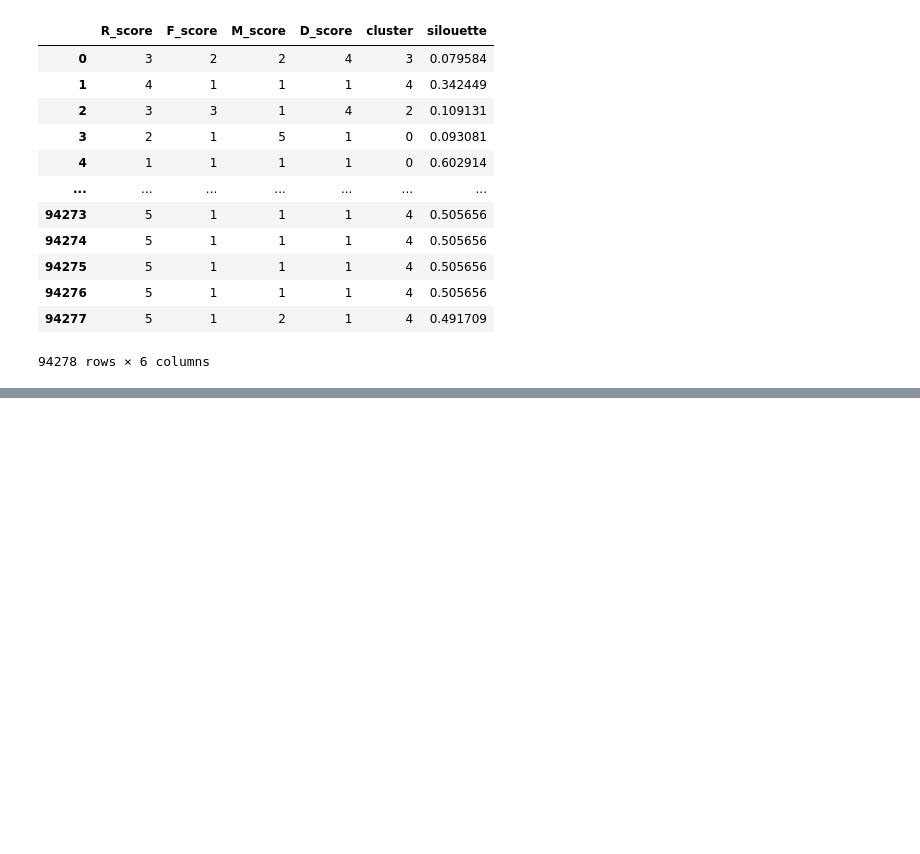
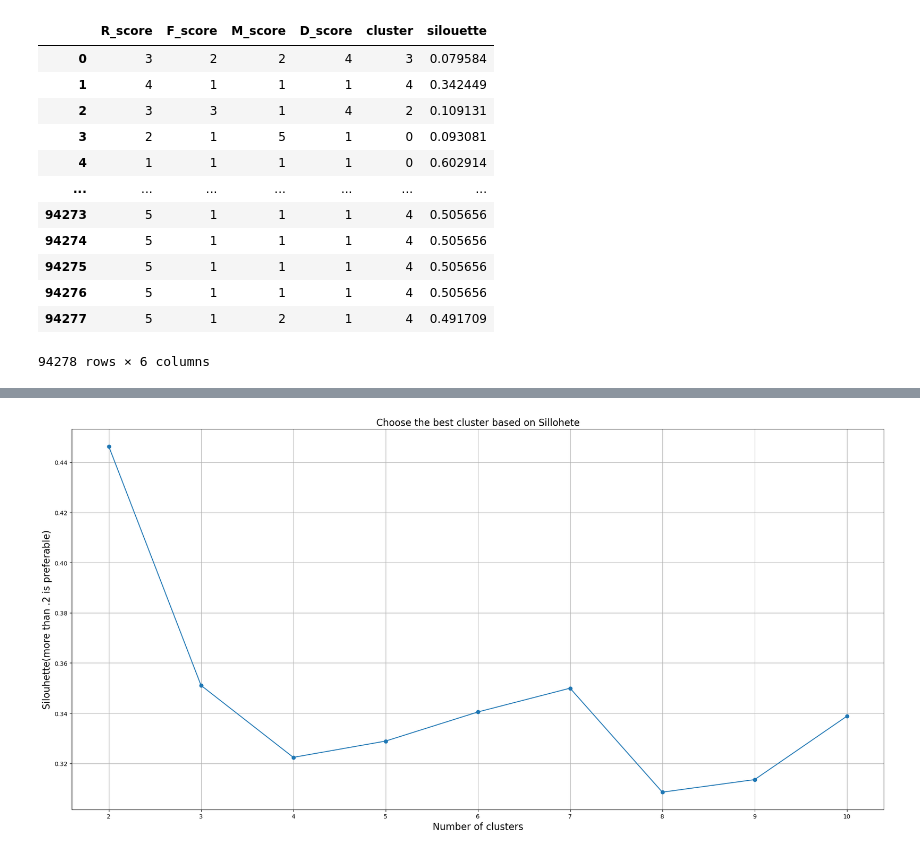
Before and after one commit to nobleyam/Customer-Behavioral-Segmentation-and-Profiling, a Jupyter notebook: final prap.ipynb, the cells around one changed output, grey strips where cells are left out. Saved outputs shown, nothing was run; the diff lists cells and outputs as text; code cells hidden in the pictures; blank space fills up the shorter version.

```diff
--- a/final prap.ipynb
+++ b/final prap.ipynb
@@ -763,0 +782,26 @@ kmeans_data
+# %%
+from sklearn.cluster import KMeans
+from sklearn.metrics import silhouette_samples, silhouette_score
+import matplotlib.pylab as plt
+
+cluseter_range = range(2, 11)
+silhouette_avg = []
+
+for n_cluser in cluseter_range:
+    model = KMeans(n_clusters=n_cluser, random_state=111)
+    model.fit(X)
+    labels = model.predict(X)
+    silhouette = silhouette_score(X, labels)
+    silhouette_records = silhouette_samples(X, labels)
+    silhouette_avg.append(silhouette)
+
+plt.figure(figsize=(20, 10))
+plt.plot(cluseter_range, silhouette_avg, marker= 'o' )
+plt.title('Choose the best cluster based on Sillohete',fontsize= 16)
+plt.xlabel('Number of clusters', fontsize= 16)
+plt.ylabel('Silouhette(more than .2 is preferable)', fontsize= 16)
+plt.tight_layout()
+plt.grid(True)
+plt.show();
+# %% [output]
+[figure, added]
```
Also changed, not shown: parts of 6 cells of this notebook.
